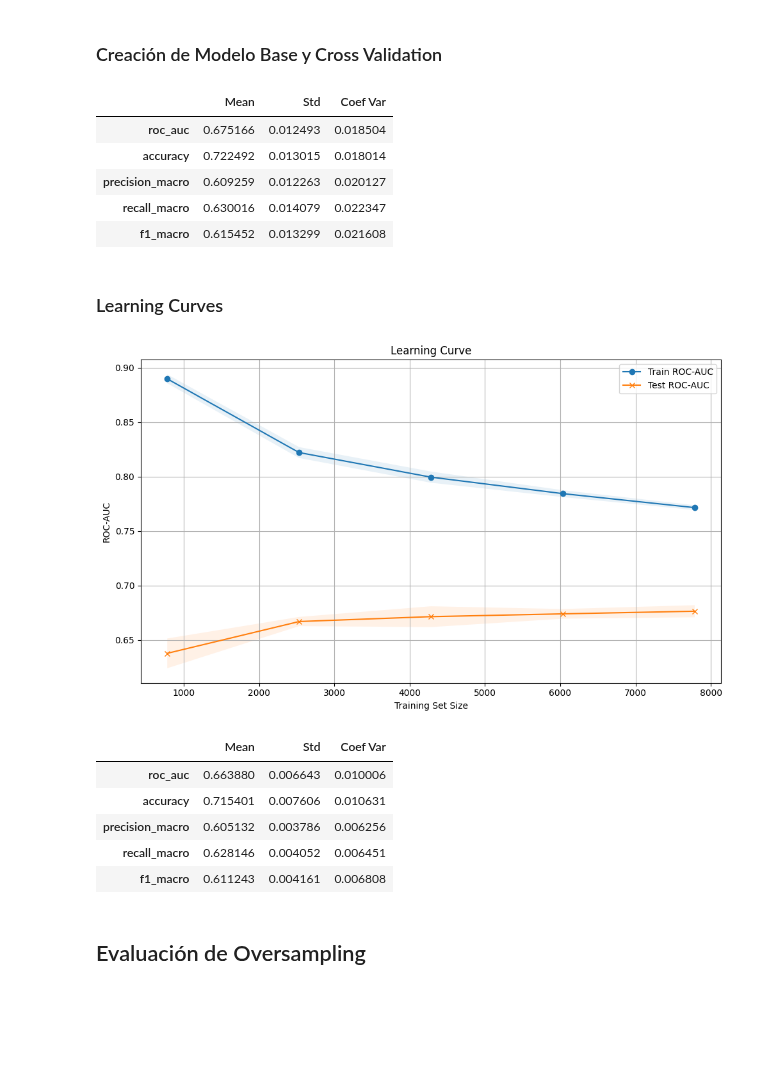
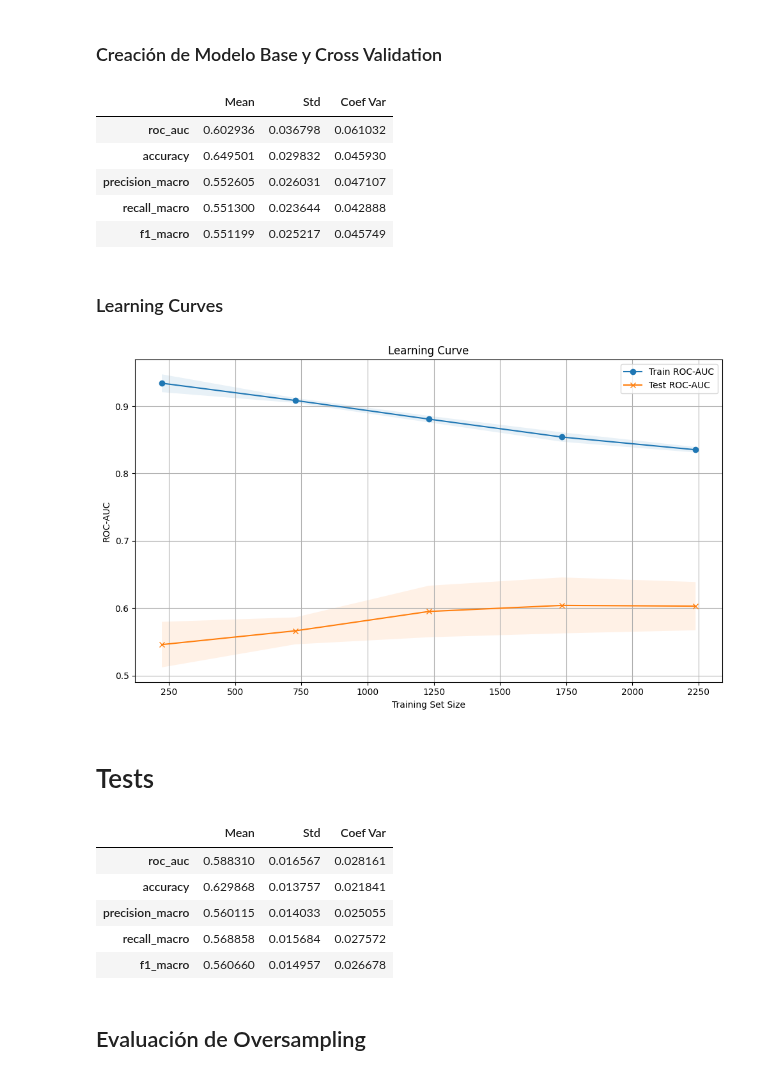
Before and after one commit to Tino27Gut/WineRecommendation, a Jupyter notebook: src/models/random_forest.ipynb, the cells around one changed output. Drawn from its saved outputs; the diff is of its cells as text; code cells hidden in the pictures; blank space fills up the shorter version.

```diff
--- a/src/models/random_forest.ipynb
+++ b/src/models/random_forest.ipynb
@@ -46,7 +46,7 @@ wine_df = wine_df.rename(columns={"index": "wine_id"})
 ### Users Data
 # %%
 # Loads and concatenates user data
-users_data = pd.read_pickle(ut.get_project_file_path("src", "data", "synthetic", "simulation_10.pkl"))
+users_data = pd.read_pickle(ut.get_project_file_path("src", "data", "synthetic", "simulation_11.pkl"))
 users_data = users_data.dropna()
 users_data.shape
 # %% [output]
@@ -75,7 +75,9 @@ for taste in taste_list:
     recommend_df["user_" + taste + "_min"] = recommend_df["user_input"].apply(lambda x: x["tastes"][taste][0])
     recommend_df["user_" + taste + "_max"] = recommend_df["user_input"].apply(lambda x: x["tastes"][taste][1])
 
-# Agrega la distancia fuzzy sin escalar entre el sabor de vino y las preferencias del usuario
-#recommend_df["user_taste_distance_raw"] = recommend_df["metrics_global"].apply(lambda x: x["taste_distance_raw_gbl"])
+# Agrega los precios máximos y mínimos definidos por el usuario
+recommend_df["precio_min"] = recommend_df["user_input"].apply(lambda x: x["precio_min"])
+recommend_df["precio_max"] = recommend_df["user_input"].apply(lambda x: x["precio_max"])
+
 recommend_df.shape
 # %% [output]
@@ -99,8 +101,8 @@ pairings_list = list(pairings["pairings"])
 
 # Quita columnas no útiles para la predicción
 model_df = recommend_df.drop(columns=[
-    "event_timestamp", "wine_id", "wine_link", "name", "winery", "style", "image",               # Original df columns
-    "user_id", "user_input", "metrics_local", "metrics_global", "prob_like", "user_main_pairing" # User data columns
+    "event_timestamp", "wine_id", "wine_link", "name", "winery", "style", "image",  # Original df columns
+    "user_id", "user_input", "prob_like", "user_main_pairing"                       # User data columns
 ]).copy()
 
 # Quita columnas one hot (uvas y regions)
@@ -186,45 +188,48 @@ $$\text{Valor}_{FN} = \text{AvgTkt} \times \left( \left( \left[ (1 - \text{Churn
 # %% [markdown]
 ### Creación de Modelo Base y Cross Validation
 # %%
-# División del DataFrame en features independientes y dependiente
+# Asignación de valor extremo cuando no hay precio_max
+model_df_nocat.loc[model_df_nocat["precio_max"].isna(), "precio_max"] = 9999
+
+# División del DataFrame en features independientes y dependientes
 X = model_df_nocat.drop(columns="liked")
 y = model_df_nocat["liked"]
 
 # Pipeline con oversampler y modelo para aplicarlo en cada Fold del CV
 pipeline = Pipeline([
     ("oversampler", SMOTE()),
     ("model", RandomForestClassifier(n_estimators=250, max_depth=8, min_samples_leaf=10))
 ])
 
 # Aplicación de cross validation y obtención de métricas
 skf = StratifiedKFold(n_splits=5, shuffle=True)
 scoring_metrics = ["roc_auc", "accuracy", "precision_macro", "recall_macro", "f1_macro"]
 scores = cross_validate(pipeline, X, y, cv=skf, scoring=scoring_metrics)
 
 # Resumen de métricas del CV
 metrics_summary = {
     "roc_auc": scores["test_roc_auc"],
     "accuracy": scores["test_accuracy"],
     "precision_macro": scores["test_precision_macro"],
     "recall_macro": scores["test_recall_macro"],
     "f1_macro": scores["test_f1_macro"]
 }
 
 # Media, Desvío Estándar y Coef Var
 metrics_df = pd.DataFrame({
     "Mean": {k: v.mean() for k, v in metrics_summary.items()},
     "Std": {k: v.std() for k, v in metrics_summary.items()},
     "Coef Var": {k: v.std() / v.mean() for k, v in metrics_summary.items()}
 })
 
 metrics_df
 # %% [output]
 |  | Mean | Std | Coef Var |
-| roc_auc | 0.675166 | 0.012493 | 0.018504 |
-| accuracy | 0.722492 | 0.013015 | 0.018014 |
-| precision_macro | 0.609259 | 0.012263 | 0.020127 |
-| recall_macro | 0.630016 | 0.014079 | 0.022347 |
-| f1_macro | 0.615452 | 0.013299 | 0.021608 |
+| roc_auc | 0.602936 | 0.036798 | 0.061032 |
+| accuracy | 0.649501 | 0.029832 | 0.045930 |
+| precision_macro | 0.552605 | 0.026031 | 0.047107 |
+| recall_macro | 0.551300 | 0.023644 | 0.042888 |
+| f1_macro | 0.551199 | 0.025217 | 0.045749 |
 # %% [markdown]
 ### Learning Curves
 # %%
@@ -256,4 +261,4 @@ plt.legend()
 plt.tight_layout()
 plt.show()
 # %% [output]
-[figure, old version]
+[figure, new version]
@@ -260,3 +319,5 @@ plt.show()
+# %% [markdown]
+# Tests
 # %%
 from sklearn.linear_model import LogisticRegression
 from sklearn.preprocessing import StandardScaler
@@ -270,7 +331,8 @@ y = model_df_nocat["liked"]
 pipeline = Pipeline([
     ("oversampler", SMOTE()),
     ("scaler", StandardScaler()),
-    ("model", SVC(probability=True))
+    #("model", SVC(probability=True))
+    ("model", LogisticRegression())
 ])
 
 # Aplicación de cross validation y obtención de métricas
@@ -297,11 +359,11 @@ metrics_df = pd.DataFrame({
 metrics_df
 # %% [output]
 |  | Mean | Std | Coef Var |
-| roc_auc | 0.663880 | 0.006643 | 0.010006 |
-| accuracy | 0.715401 | 0.007606 | 0.010631 |
-| precision_macro | 0.605132 | 0.003786 | 0.006256 |
-| recall_macro | 0.628146 | 0.004052 | 0.006451 |
-| f1_macro | 0.611243 | 0.004161 | 0.006808 |
+| roc_auc | 0.588310 | 0.016567 | 0.028161 |
+| accuracy | 0.629868 | 0.013757 | 0.021841 |
+| precision_macro | 0.560115 | 0.014033 | 0.025055 |
+| recall_macro | 0.568858 | 0.015684 | 0.027572 |
+| f1_macro | 0.560660 | 0.014957 | 0.026678 |
 # %%
 train_size, train_scores, test_scores = learning_curve(
     estimator=pipeline,
```
Also changed, not shown: parts of 9 cells of this notebook, 5 other files.
